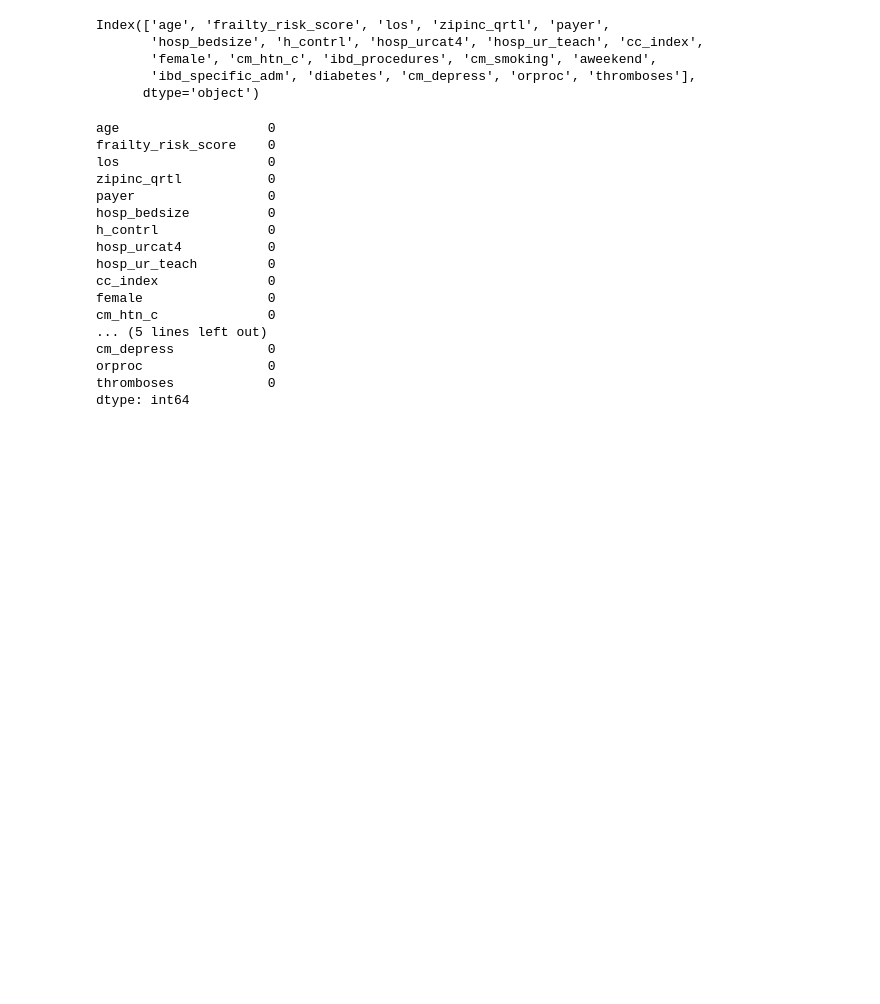
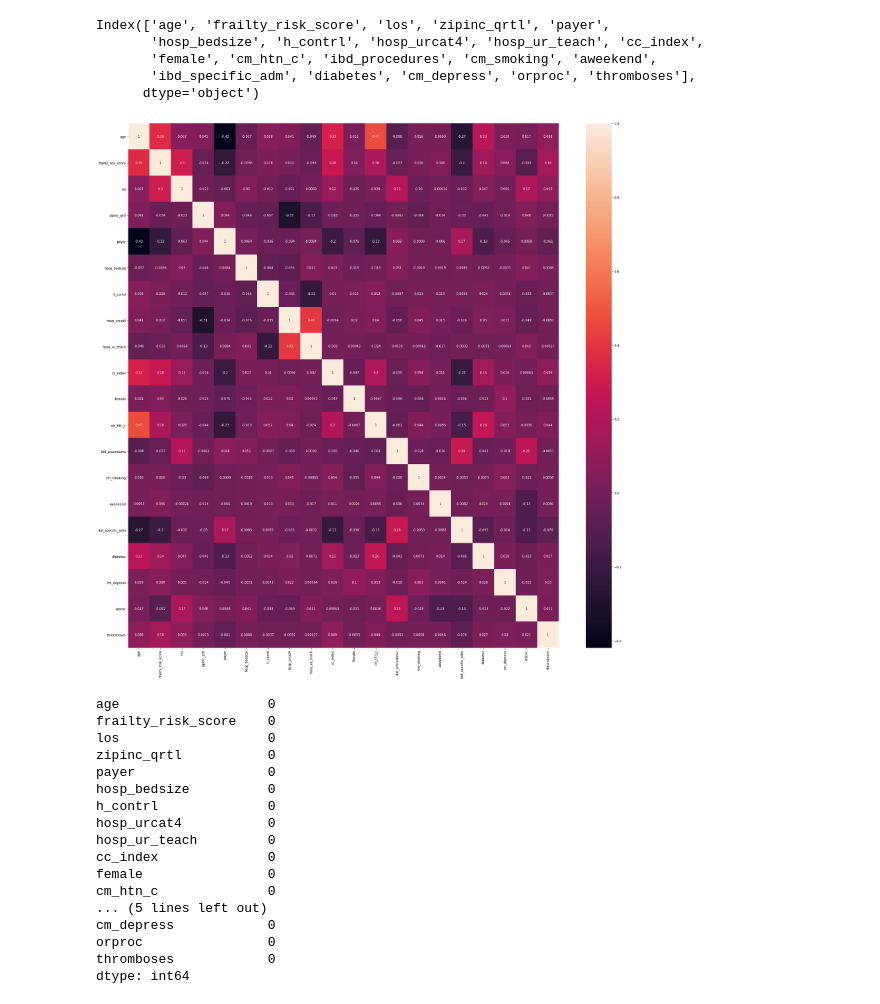
Before and after one commit to jgabunilas/IBD-final-project, a Jupyter notebook: NRD 2013 - Machine Learning (sagar).ipynb, the cells around one changed output. Drawn from its saved outputs; the diff is of its cells as text; code cells hidden in the pictures; blank space fills up the shorter version.

```diff
--- a/NRD 2013 - Machine Learning (sagar).ipynb
+++ b/NRD 2013 - Machine Learning (sagar).ipynb
@@ -345,6 +331,20 @@ Index(['age', 'frailty_risk_score', 'los', 'zipinc_qrtl', 'payer',
        'female', 'cm_htn_c', 'ibd_procedures', 'cm_smoking', 'aweekend',
        'ibd_specific_adm', 'diabetes', 'cm_depress', 'orproc', 'thromboses'],
       dtype='object')
+# %%
+# Correlation matrix
+corrMatrix = cleaned_data_wo_outcome.corr()
+
+# Generating a heatmap
+import seaborn as sn
+import matplotlib.pyplot as plt
+
+# Plot the matrix
+fig, ax = plt.subplots(figsize=(30,30))   # Sample figsize in inches
+sn.heatmap(corrMatrix, annot=True)
+plt.show()
+# %% [output]
+[figure, added]
 # %%
 # Check for na values
 cleaned_data_wo_outcome.isnull().sum()
```
Also changed, not shown: parts of 10 cells of this notebook, 1 other file.
